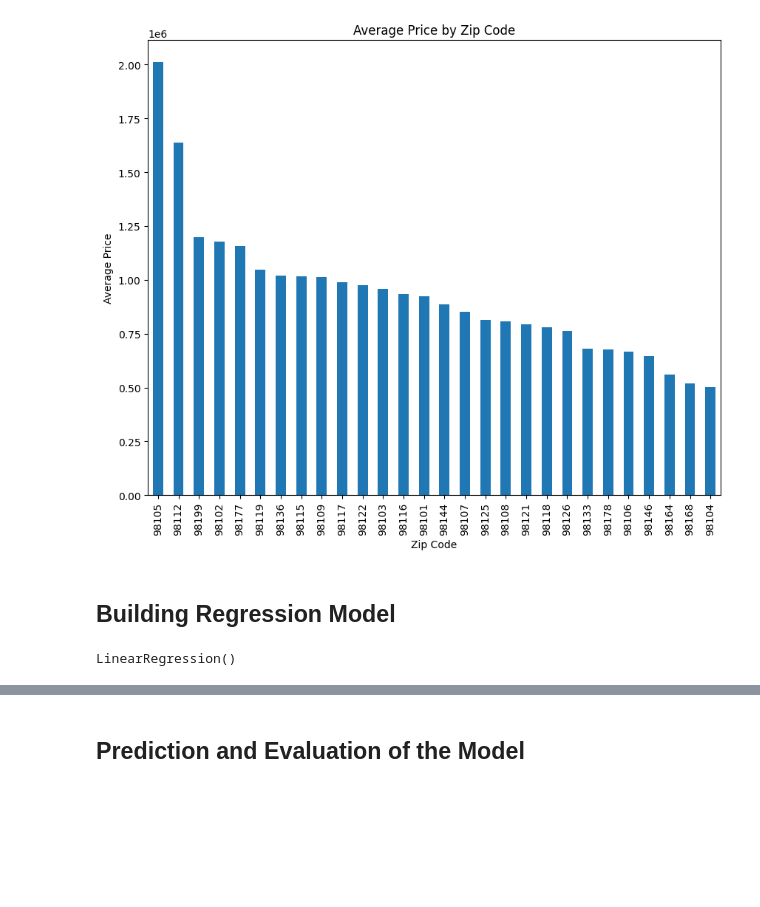
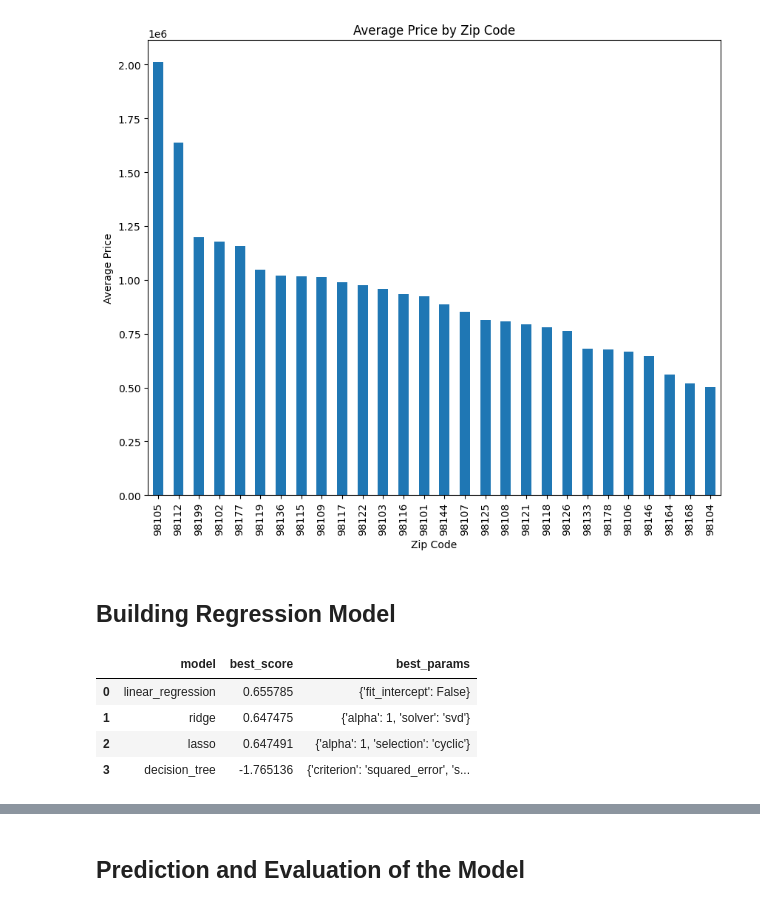
Before and after one commit to MedCoder001/Seattle_Home_Prices_Prediction, a Jupyter notebook: Model/Seattle_Home_Prices_Prediction.ipynb, the cells around one changed output, grey strips where cells are left out. Saved outputs shown, nothing was run; the diff lists cells and outputs as text; code cells hidden in the pictures; blank space fills up the shorter version.

```diff
--- a/Seattle_Home_Prices_Prediction.ipynb
+++ b/Model/Seattle_Home_Prices_Prediction.ipynb
@@ -389,14 +389,66 @@ plt.show()
 # %% [markdown]
 ## Building Regression Model
 # %%
-# Building a multiple regression model
-
-from sklearn.linear_model import LinearRegression
-
-model = LinearRegression()
 X = np.asanyarray(df_train1[['beds', 'baths', 'size', 'lot_size', 'zip_code']])
 y = np.asanyarray(df_train1[['price']])
-
-model.fit(X, y)
-# %% [output]
-LinearRegression()
+# %%
+# Finding the best model using GridSearchCV
+
+from sklearn.model_selection import ShuffleSplit
+from sklearn.model_selection import cross_val_score
+from sklearn.model_selection import GridSearchCV
+from sklearn.linear_model import LinearRegression, Ridge, Lasso
+from sklearn.tree import DecisionTreeRegressor
+
+# Define the hyperparameter grid
+def find_best_model(X, y):
+    algos = {
+        'linear_regression': {
+            'model': LinearRegression(),
+            'params': {
+                'fit_intercept': [True, False]
+            }
+        },
+        'ridge': {
+            'model': Ridge(),
+            'params': {
+                'alpha': [1, 2, 3, 5],
+                'solver': ['auto', 'svd', 'cholesky', 'lsqr', 'sparse_cg', 'sag', 'saga']
+            }
+        },
+        'lasso': {
+            'model': Lasso(),
+            'params': {
+                'alpha': [1, 2, 3, 5],
+                'selection': ['cyclic', 'random']
+            }
+        },
+        'decision_tree': {
+            'model': DecisionTreeRegressor(),
+            'params': {
+            'criterion': ['squared_error', 'friedman_mse', 'absolute_error', 'poisson'],
+            'splitter': ['best', 'random']
+            }
+        }
+    }
+
+    scores = []
+    cv = ShuffleSplit(n_splits=5, random_state=0)
+    for algo_name, config in algos.items():
+        gs = GridSearchCV(config['model'], config['params'], cv=cv, return_train_score=False)
+        gs.fit(X, y)
+        scores.append({
+            'model': algo_name,
+            'best_score': gs.best_score_,
+            'best_params': gs.best_params_
+        })
+
+    return pd.DataFrame(scores, columns=['model', 'best_score', 'best_params'])
+
+find_best_model(X, y)
+# %% [output]
+|  | model | best_score | best_params |
+| 0 | linear_regression | 0.655785 | {'fit_intercept': False} |
+| 1 | ridge | 0.647475 | {'alpha': 1, 'solver': 'svd'} |
+| 2 | lasso | 0.647491 | {'alpha': 1, 'selection': 'cyclic'} |
+| 3 | decision_tree | -1.765136 | {'criterion': 'squared_error', 's... |
```
Also changed, not shown: parts of 21 cells of this notebook, 5 other files.
